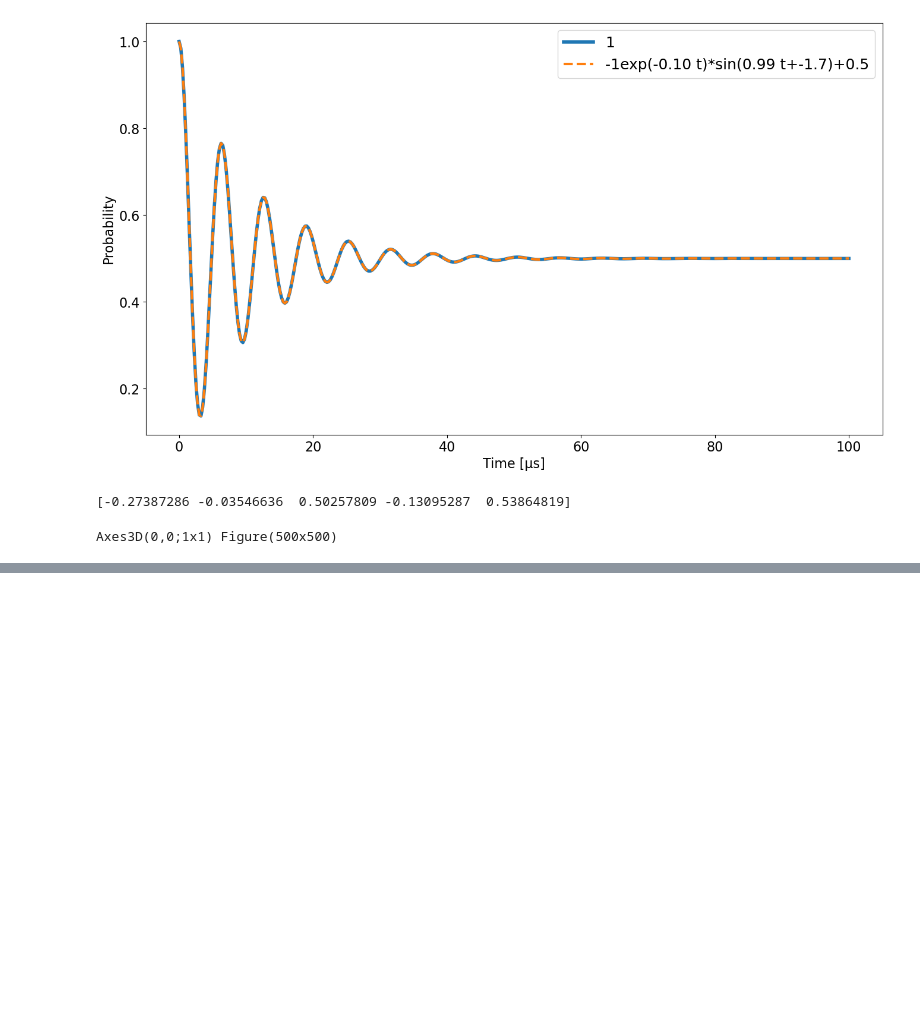
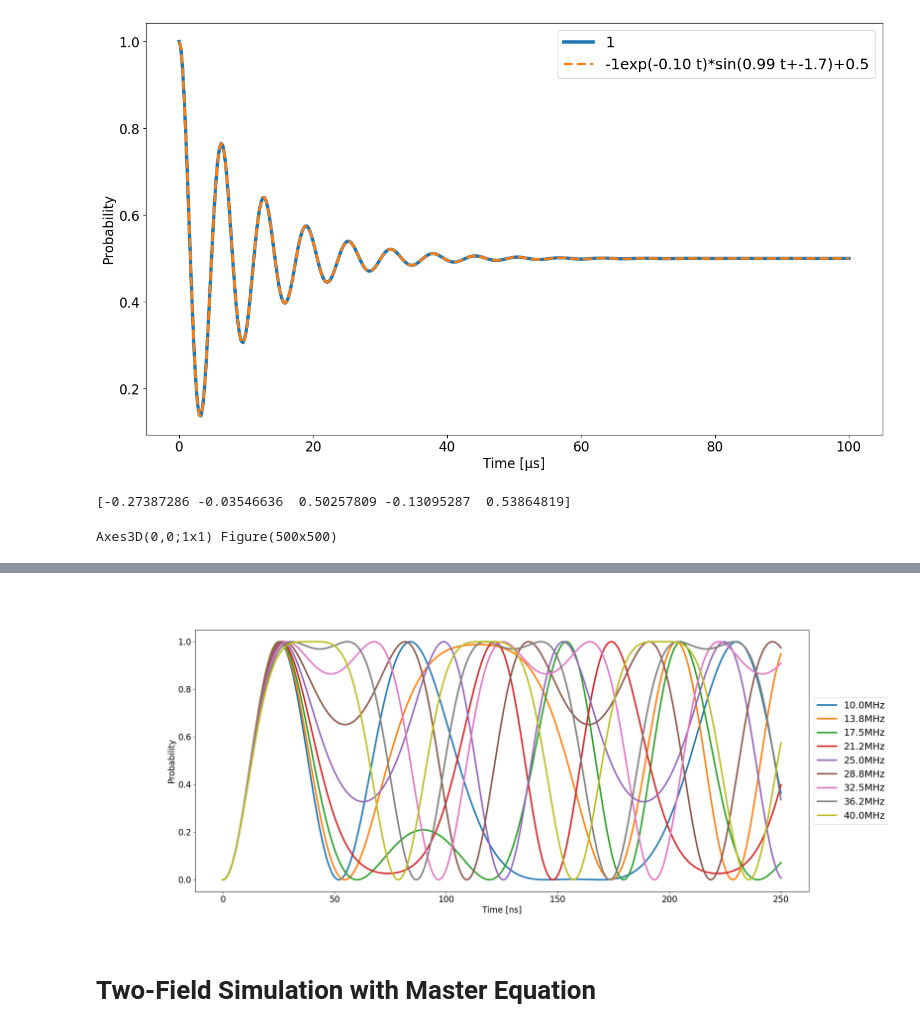
Before and after one commit to ZakEspley/TLS-Intro, a Jupyter notebook: QuTIP/DualField.ipynb, the cells around one changed output, grey strips where cells are left out. Drawn from its saved outputs; the diff is of its cells as text; code cells hidden in the pictures; blank space fills up the shorter version.

Commit message:
Modified SImulation for TWo-Field to verify behavior when δv~Ωx.

```diff
--- a/QuTIP/DualField.ipynb
+++ b/QuTIP/DualField.ipynb
@@ -501,0 +413,17 @@ Quantum object: dims = [[2], [2]], shape = (2, 2), type = oper, isherm = True $
+# %%
+δvmin = 0.010
+δvmax = 0.040
+nδv = 25
+νp = 5.0
+Ωx = 0.0633
+ϵ = 5.0
+Sx = σx()/2
+Sy = σy()/2
+Sz = σz()/2
+ψ0 = basis(2, 0)
+times = np.linspace(0, 250, 2500)
+results = []
+δvs = np.linspace(δvmin,δvmax, nδv)
+for δv in δvs:
+    result = sesolve(H2, ψ0, times, e_ops=[], args=dict(eps=ϵ, vp=νp, omegaX=Ωx, dv=δv), progress_bar=True)
+    results.append(result)
@@ -501,0 +448,15 @@ Quantum object: dims = [[2], [2]], shape = (2, 2), type = oper, isherm = True $
+# %%
+fig, ax = plt.subplots(figsize=(21,9))
+spacing = 3
+for i, result in enumerate(results):
+    if i%spacing==0:
+        probs = np.abs(result.states) ** 2
+        ax.plot(result.times, probs[:,1,0], label=f"{round(δvs[i],4)*1000:0.1f}MHz")
+ax.set_xlabel("Time [ns]")
+ax.set_ylabel("Probability")
+ax.legend(loc='center left', bbox_to_anchor=(1, 0.5))
+plt.show()
+# %% [output]
+[figure, added]
+# %% [markdown]
+# Two-Field Simulation with Master Equation
```
Also changed, not shown: parts of 38 cells of this notebook, 2 other files.
